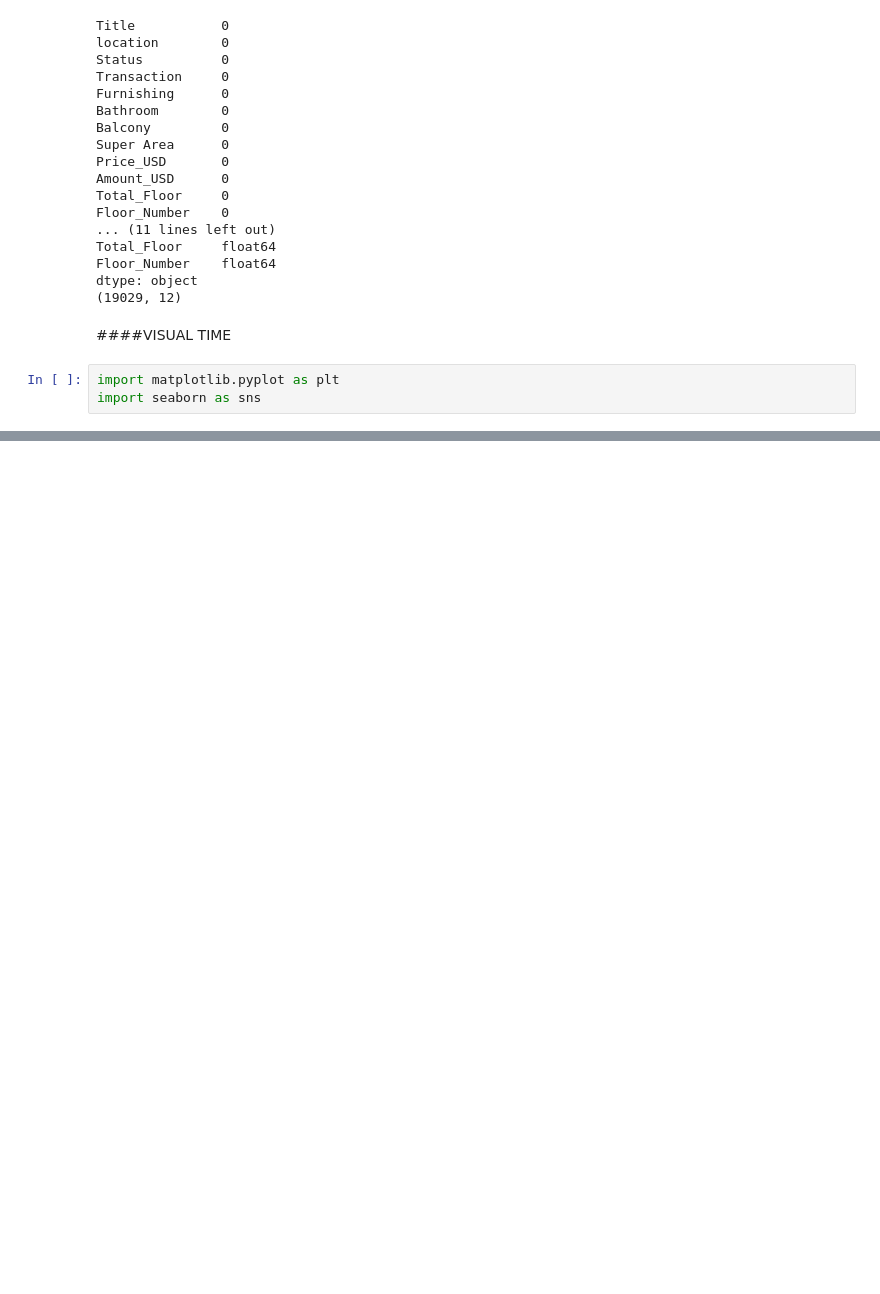
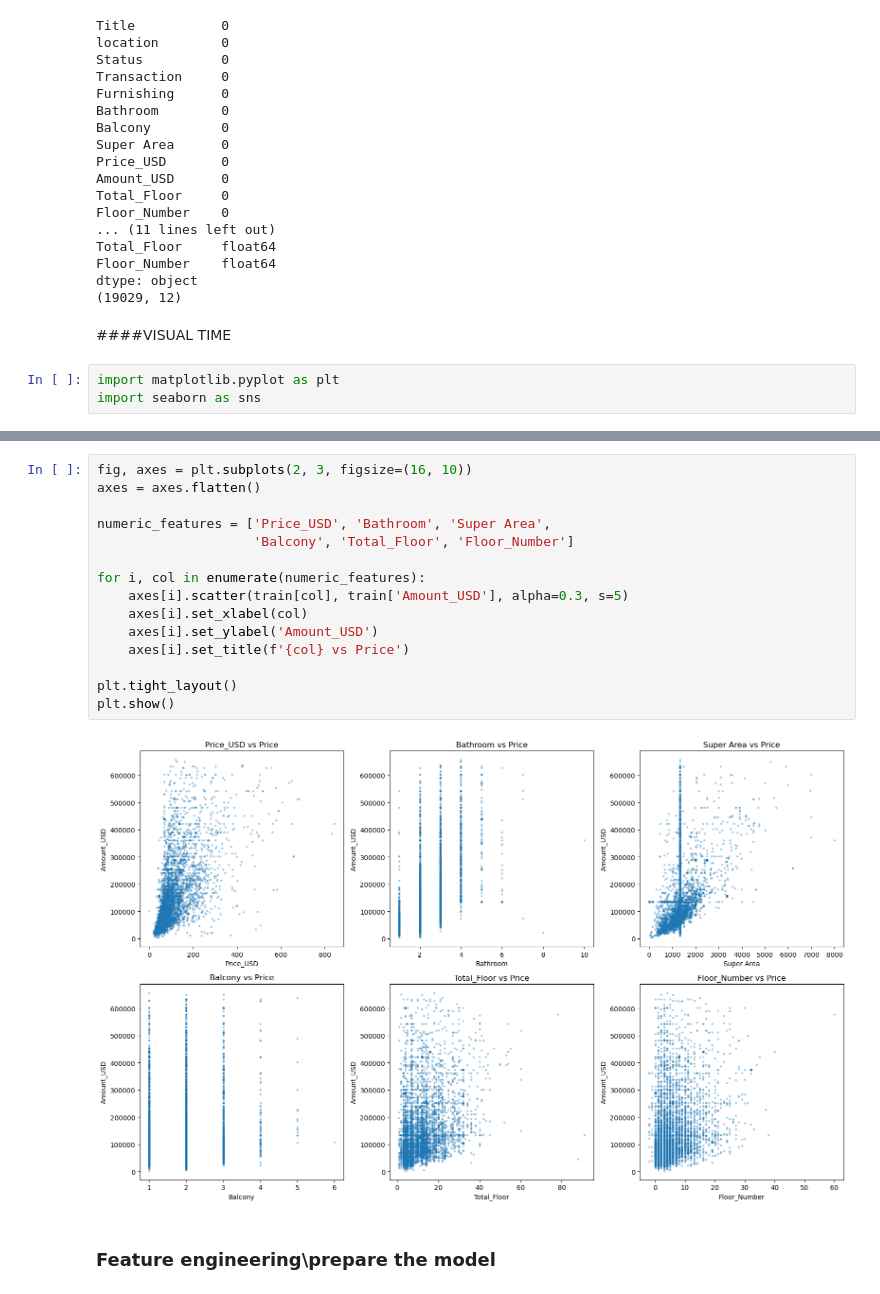
Before and after one commit to tobezhanabi/medium-HousePredict, a Jupyter notebook: ProjectHousePrice.ipynb, the cells around one changed output, grey strips where cells are left out. Drawn from its saved outputs; the diff is of its cells as text; blank space fills up the shorter version.

```diff
--- a/ProjectHousePrice.ipynb
+++ b/ProjectHousePrice.ipynb
@@ -468,0 +508,19 @@ plt.show()
+# %%
+fig, axes = plt.subplots(2, 3, figsize=(16, 10))
+axes = axes.flatten()
+
+numeric_features = ['Price_USD', 'Bathroom', 'Super Area',
+                    'Balcony', 'Total_Floor', 'Floor_Number']
+
+for i, col in enumerate(numeric_features):
+    axes[i].scatter(train[col], train['Amount_USD'], alpha=0.3, s=5)
+    axes[i].set_xlabel(col)
+    axes[i].set_ylabel('Amount_USD')
+    axes[i].set_title(f'{col} vs Price')
+
+plt.tight_layout()
+plt.show()
+# %% [output]
+[figure, added]
+# %% [markdown]
+### Feature engineering\prepare the model
```
Also changed, not shown: parts of 7 cells of this notebook.
